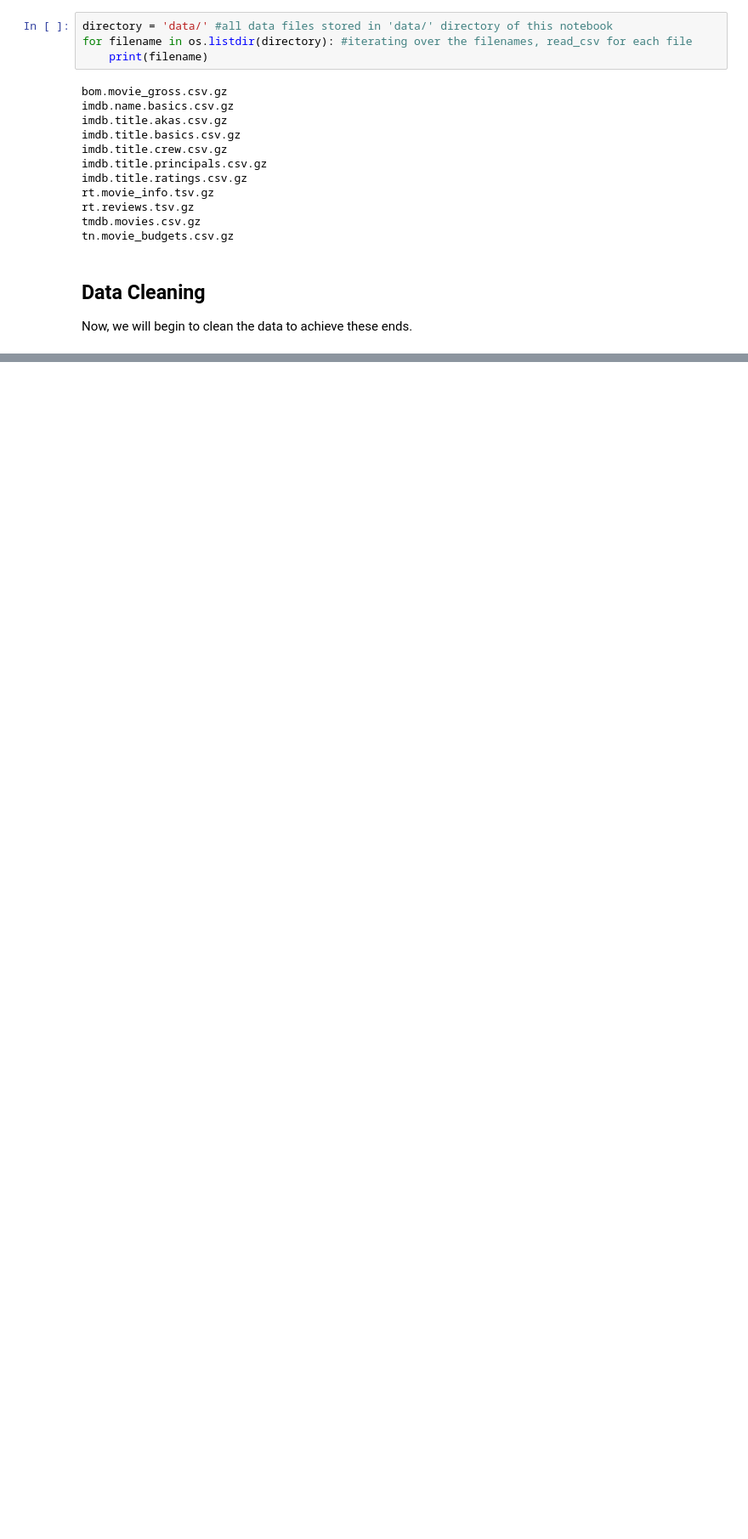
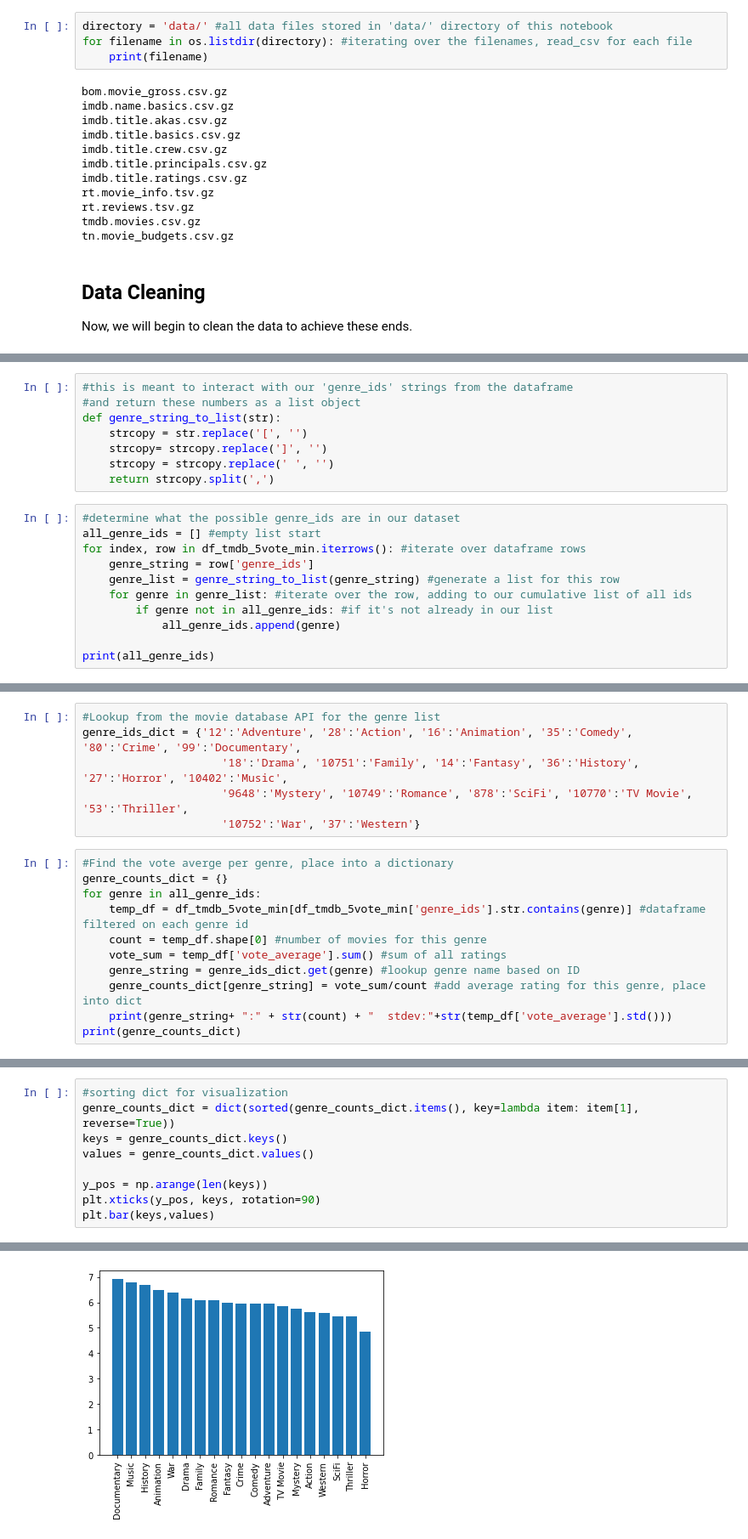
Before and after one commit to ewehmueller/movie-analysis, a Jupyter notebook: movie-analysis.ipynb, the cells around one changed output, grey strips where cells are left out. Shown at 85% size. Drawn from its saved outputs; the diff is of its cells as text; blank space fills up the shorter version.

```diff
--- a/movie-analysis.ipynb
+++ b/movie-analysis.ipynb
@@ -182,0 +248,19 @@ Now, we will begin to clean the data to achieve these ends.
+# %%
+#this is meant to interact with our 'genre_ids' strings from the dataframe
+#and return these numbers as a list object
+def genre_string_to_list(str):
+    strcopy = str.replace('[', '')
+    strcopy= strcopy.replace(']', '')
+    strcopy = strcopy.replace(' ', '')
+    return strcopy.split(',')
+# %%
+#determine what the possible genre_ids are in our dataset
+all_genre_ids = [] #empty list start
+for index, row in df_tmdb_5vote_min.iterrows(): #iterate over dataframe rows
+    genre_string = row['genre_ids']
+    genre_list = genre_string_to_list(genre_string) #generate a list for this row
+    for genre in genre_list: #iterate over the row, adding to our cumulative list of all ids
+        if genre not in all_genre_ids: #if it's not already in our list
+            all_genre_ids.append(genre)
+
+print(all_genre_ids)
@@ -182,0 +269,17 @@ Now, we will begin to clean the data to achieve these ends.
+# %%
+#Lookup from the movie database API for the genre list
+genre_ids_dict = {'12':'Adventure', '28':'Action', '16':'Animation', '35':'Comedy', '80':'Crime', '99':'Documentary',
+                     '18':'Drama', '10751':'Family', '14':'Fantasy', '36':'History', '27':'Horror', '10402':'Music',
+                     '9648':'Mystery', '10749':'Romance', '878':'SciFi', '10770':'TV Movie', '53':'Thriller',
+                     '10752':'War', '37':'Western'}
+# %%
+#Find the vote averge per genre, place into a dictionary
+genre_counts_dict = {}
+for genre in all_genre_ids:
+    temp_df = df_tmdb_5vote_min[df_tmdb_5vote_min['genre_ids'].str.contains(genre)] #dataframe filtered on each genre id
+    count = temp_df.shape[0] #number of movies for this genre
+    vote_sum = temp_df['vote_average'].sum() #sum of all ratings
+    genre_string = genre_ids_dict.get(genre) #lookup genre name based on ID
+    genre_counts_dict[genre_string] = vote_sum/count #add average rating for this genre, place into dict
+    print(genre_string+ ":" + str(count) + "  stdev:"+str(temp_df['vote_average'].std()))
+print(genre_counts_dict)
@@ -182,0 +307,10 @@ Now, we will begin to clean the data to achieve these ends.
+# %%
+#sorting dict for visualization
+genre_counts_dict = dict(sorted(genre_counts_dict.items(), key=lambda item: item[1], reverse=True))
+keys = genre_counts_dict.keys()
+values = genre_counts_dict.values()
+
+y_pos = np.arange(len(keys))
+plt.xticks(y_pos, keys, rotation=90)
+plt.bar(keys,values)
+# %% [output]
@@ -182,0 +318 @@ Now, we will begin to clean the data to achieve these ends.
+[figure, added]
```
Also changed, not shown: parts of 18 cells of this notebook.
